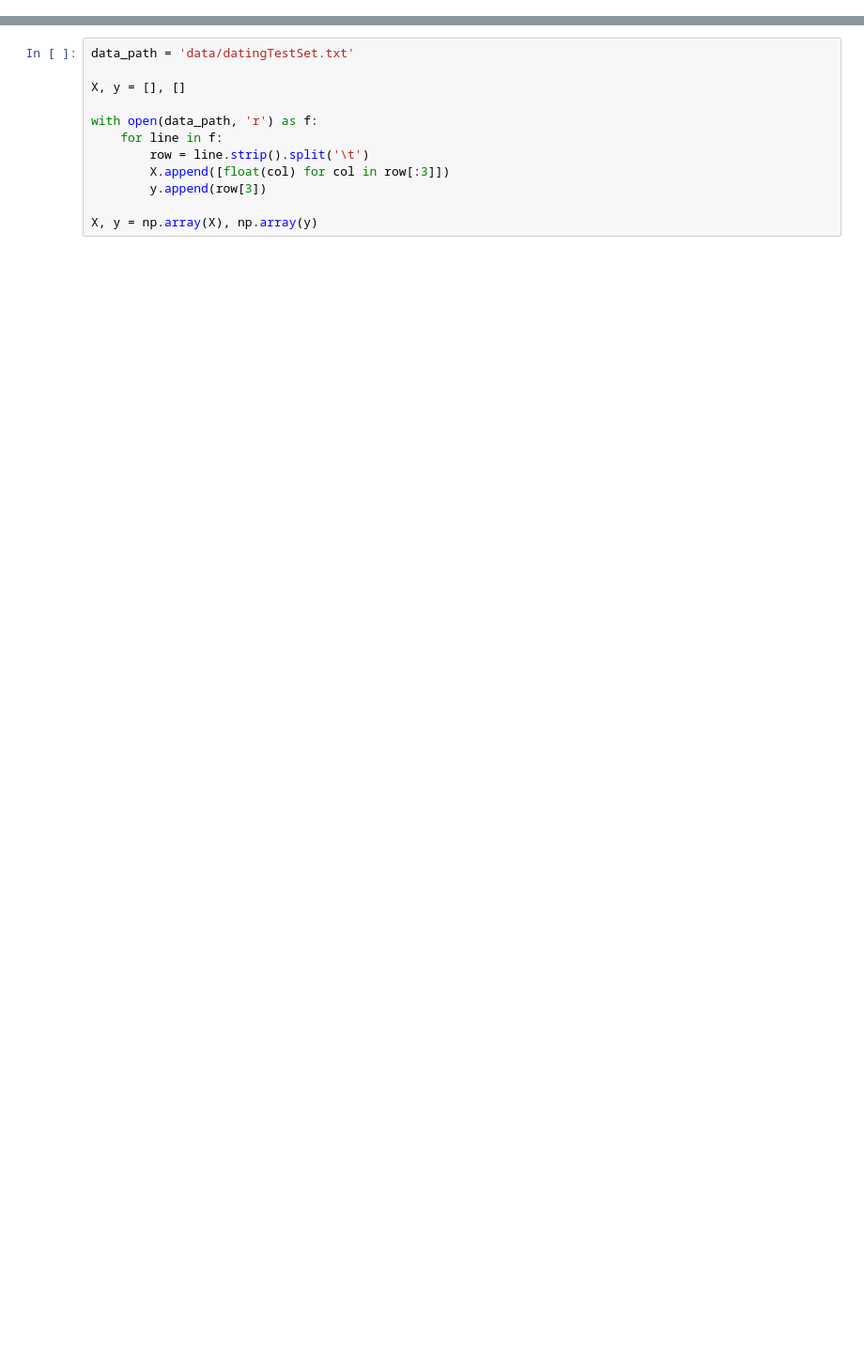
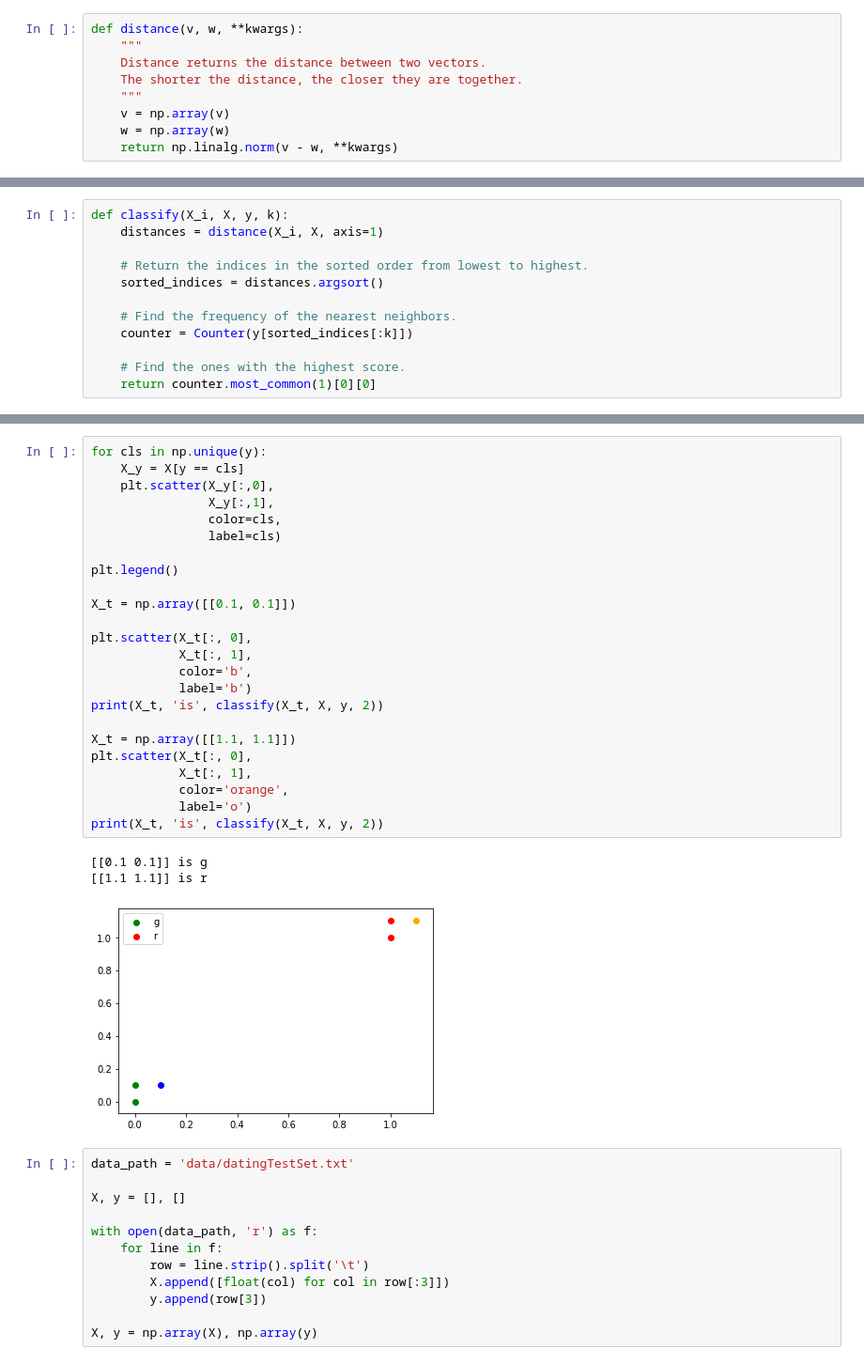
Before and after one commit to alextanhongpin/machine-learning-in-action, a Jupyter notebook: 02_knn/main.ipynb, the cells around one changed output, grey strips where cells are left out. Shown: that part at 94% size. Cells and saved outputs as stored; diff of their text form; blank space fills up the shorter version.

```diff
--- a/02_knn/main.ipynb
+++ b/02_knn/main.ipynb
@@ -16,0 +19,9 @@ def classify(X_i, X, y, k):
+# %%
+def distance(v, w, **kwargs):
+    """
+    Distance returns the distance between two vectors.
+    The shorter the distance, the closer they are together.
+    """
+    v = np.array(v)
+    w = np.array(w)
+    return np.linalg.norm(v - w, **kwargs)
@@ -17,3 +32,15 @@ def classify(X_i, X, y, k):
+# %%
+def classify(X_i, X, y, k):
+    distances = distance(X_i, X, axis=1)
+
+    # Return the indices in the sorted order from lowest to highest.
+    sorted_indices = distances.argsort()
+
+    # Find the frequency of the nearest neighbors.
+    counter = Counter(y[sorted_indices[:k]])
+
+    # Find the ones with the highest score.
+    return counter.most_common(1)[0][0]
 # %%
 classify(np.array([[0.0, 0.0]]), X, y, 2)
 # %% [output]
@@ -21,3 +48,31 @@ classify(np.array([[0.0, 0.0]]), X, y, 2)
+# %%
+for cls in np.unique(y):
+    X_y = X[y == cls]
+    plt.scatter(X_y[:,0],
+                X_y[:,1],
+                color=cls,
+                label=cls)
+
+plt.legend()
+
+X_t = np.array([[0.1, 0.1]])
+
+plt.scatter(X_t[:, 0],
+            X_t[:, 1],
+            color='b',
+            label='b')
+print(X_t, 'is', classify(X_t, X, y, 2))
+
+X_t = np.array([[1.1, 1.1]])
+plt.scatter(X_t[:, 0],
+            X_t[:, 1],
+            color='orange',
+            label='o')
+print(X_t, 'is', classify(X_t, X, y, 2))
+# %% [output]
+[[0.1 0.1]] is g
+[[1.1 1.1]] is r
+[figure, added]
 # %%
 data_path = 'data/datingTestSet.txt'
 
```
Also changed, not shown: parts of 17 cells of this notebook.
